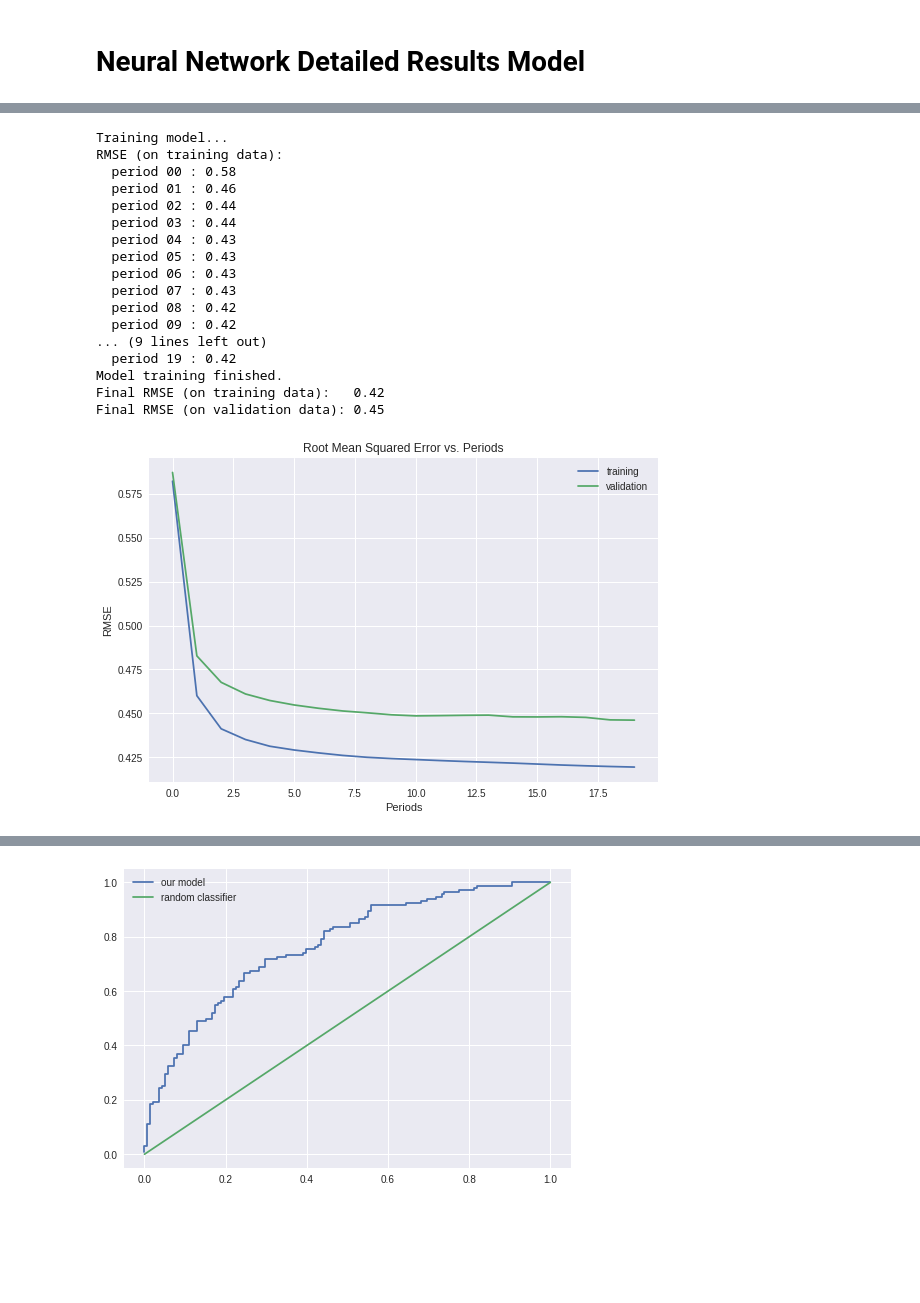
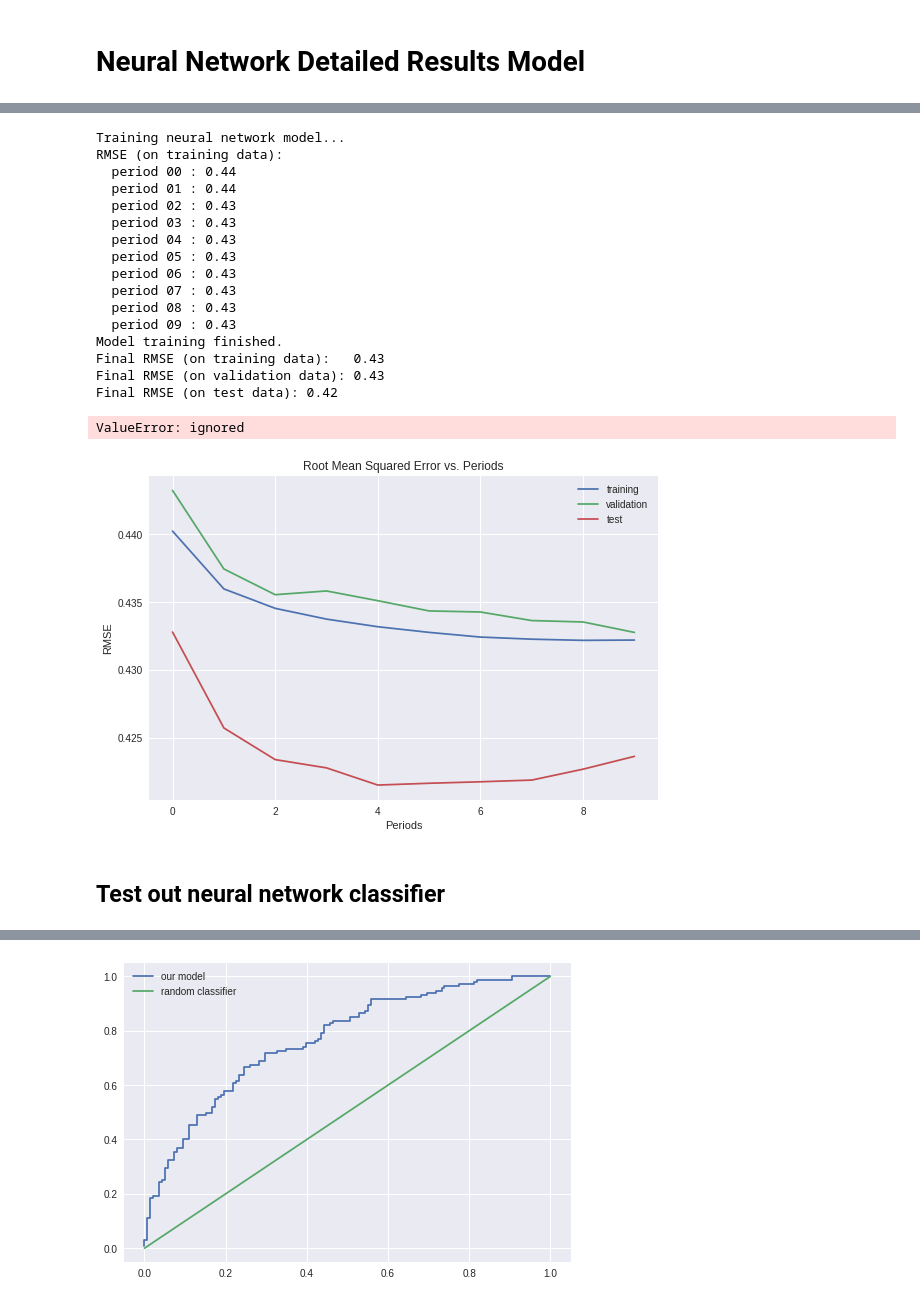
Before and after one commit to rafibarash/ml_march_madness, a Jupyter notebook: Neural_Net_March_Madness_ML.ipynb, the cells around one changed output, grey strips where cells are left out. Saved outputs shown, nothing was run; the diff lists cells and outputs as text; code cells hidden in the pictures; blank space fills up the shorter version.

```diff
--- a/Neural_Net_March_Madness_ML.ipynb
+++ b/Neural_Net_March_Madness_ML.ipynb
@@ -490,8 +618,8 @@ STATS = ['GamesPlayed','WinPercent','TeamScore', 'OppScore','PointDiff']
 # %%
-def make_reg_season_data(dataframe):
+def make_reg_season_data(reg_compact_data):
   # For each season with regular season statistics, aggregate all of the game statistics for the winning and losing team,
   # and their opponents stats for each game played.
-  dataframe = reg_compact.copy()
+  dataframe = reg_compact_data.copy()
   dataframe = dataframe.drop(labels=["NumOT", "DayNum"], axis=1)
   dataframe_w_team = dataframe.groupby(['WTeamID', 'Season']).agg({'WScore': ["mean", "count"]})
   dataframe_l_team = dataframe.groupby(['LTeamID', 'Season']).agg({'LScore': ["mean", "count"]})
@@ -527,7 +655,6 @@ def make_reg_season_data(dataframe):
       del dataframe['OppL' + stat]
 
   dataframe['PointDiff'] = dataframe['TeamScore'] - dataframe['OppScore']
-  dataframe = dataframe.reset_index(drop=True)
 
   return dataframe
 # %%
@@ -701,10 +1026,14 @@ def make_tourney_data(t_seeds, t_dataframe):
   return full_results
 # %%
-def change_example(example):
-  stats = ['GamesPlayed','WinPercent','Score', 'FG','FG3','FT', 'OR', 'DR', 'ast_to_ratio', 'Stl', 'Blk', 'PF']
-  season = example['Season']
-  team = example['TeamID']
-  reg_season_stats = reg_season.xs((team, season), level=('TeamID', 'Season'))
-  for stat in stats:
-    example[stat] = reg_season_stats[stat]
-  return example
+def lookup_reg_season(tourney_series, reg_season=reg_season):
+  stats = ['GamesPlayed','WinPercent','PointDiff',
+           'TeamScore', 'TeamFG','TeamFG3','TeamFT', 'TeamOR', 'TeamDR', 'TeamAst_TO_Ratio', 'TeamStl', 'TeamBlk', 'TeamPF',
+           'OppScore', 'OppFG','OppFG3','OppFT', 'OppOR', 'OppDR', 'OppAst_TO_Ratio', 'OppStl', 'OppBlk', 'OppPF'
+          ]
+  season = tourney_series['Season']
+  if season >= 2003:
+    team = tourney_series['TeamID']
+    reg_season_stats = reg_season.xs((team, season), level=('TeamID', 'Season'))
+    for stat in stats:
+      tourney_series[stat] = reg_season_stats[stat]
+    return tourney_series
@@ -711,5 +1042,5 @@ def change_example(example):
 # %%
-reg_season = make_detailed_data(reg_detailed)
+reg_season = make_reg_season_data(reg_detailed)
 t_results = make_tourney_data(t_seeds, t_compact)
-# prediction_results = t_results.apply(change_example, axis=1)
-# prediction_results = prediction_results.dropna(axis=0, how='any')
+prediction_results = t_results.apply(lookup_reg_season, axis=1)
+prediction_results = prediction_results.dropna(axis=0, how='any')
@@ -916,29 +1163,31 @@ Final RMSE (on validation data): 0.47
 # %%
 _, adam_training_losses, adam_validation_losses = train_nn_regression_model(
     my_optimizer=tf.train.AdamOptimizer(learning_rate=0.0001),
-    steps=5000,
-    batch_size=70,
-    hidden_units=[20, 20],
+    steps=8000,
+    batch_size=60,
+    hidden_units=[10, 10, 10, 5],
     training_examples=training_examples,
     training_targets=training_targets,
     validation_examples=validation_examples,
-    validation_targets=validation_targets)
+    validation_targets=validation_targets,
+    test_examples=test_examples,
+    test_targets=test_targets)
 # %% [output]
-Training model...
+Training neural network model...
 RMSE (on training data):
-  period 00 : 0.58
-  period 01 : 0.46
-  period 02 : 0.44
-  period 03 : 0.44
+  period 00 : 0.44
+  period 01 : 0.44
+  period 02 : 0.43
+  period 03 : 0.43
   period 04 : 0.43
   period 05 : 0.43
   period 06 : 0.43
   period 07 : 0.43
-  period 08 : 0.42
-  period 09 : 0.42
-... (9 lines left out)
-  period 19 : 0.42
+  period 08 : 0.43
+  period 09 : 0.43
 Model training finished.
-Final RMSE (on training data):   0.42
-Final RMSE (on validation data): 0.45
+Final RMSE (on training data):   0.43
+Final RMSE (on validation data): 0.43
+Final RMSE (on test data): 0.42
+ValueError: ignored
-[figure, old version]
+[figure, new version]
@@ -1023 +1194,3 @@ predict_validation_input_fn = lambda: my_input_fn(validation_examples,
+# %% [markdown]
+## Test out neural network classifier
 # %%
```
Also changed, not shown: parts of 50 cells of this notebook.
